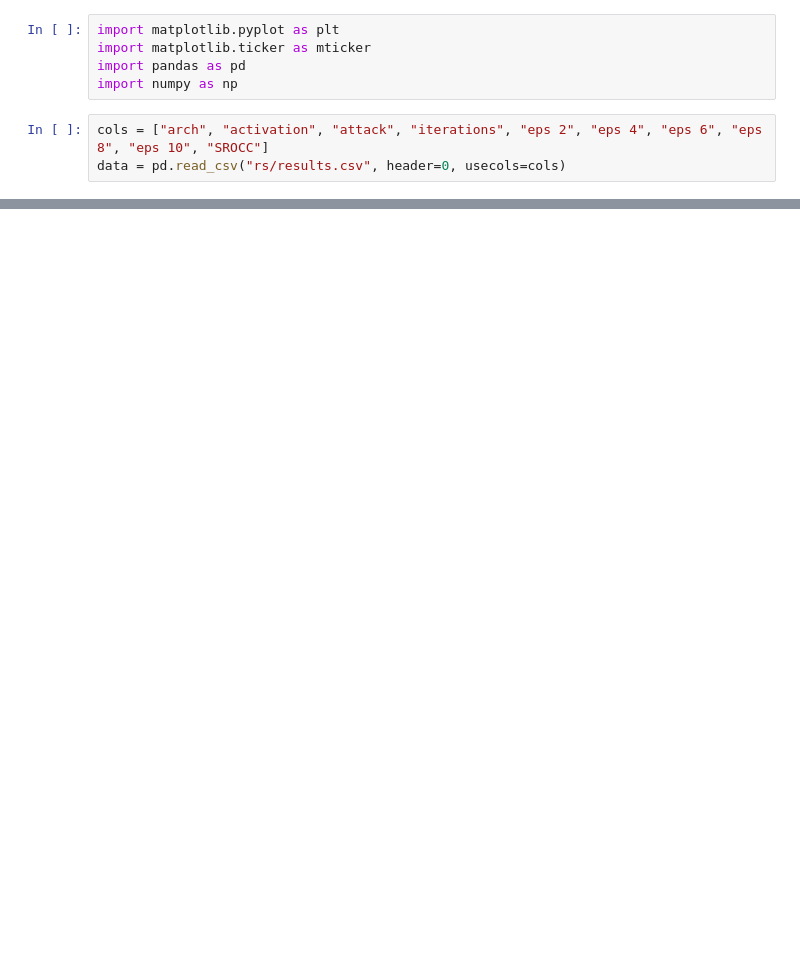
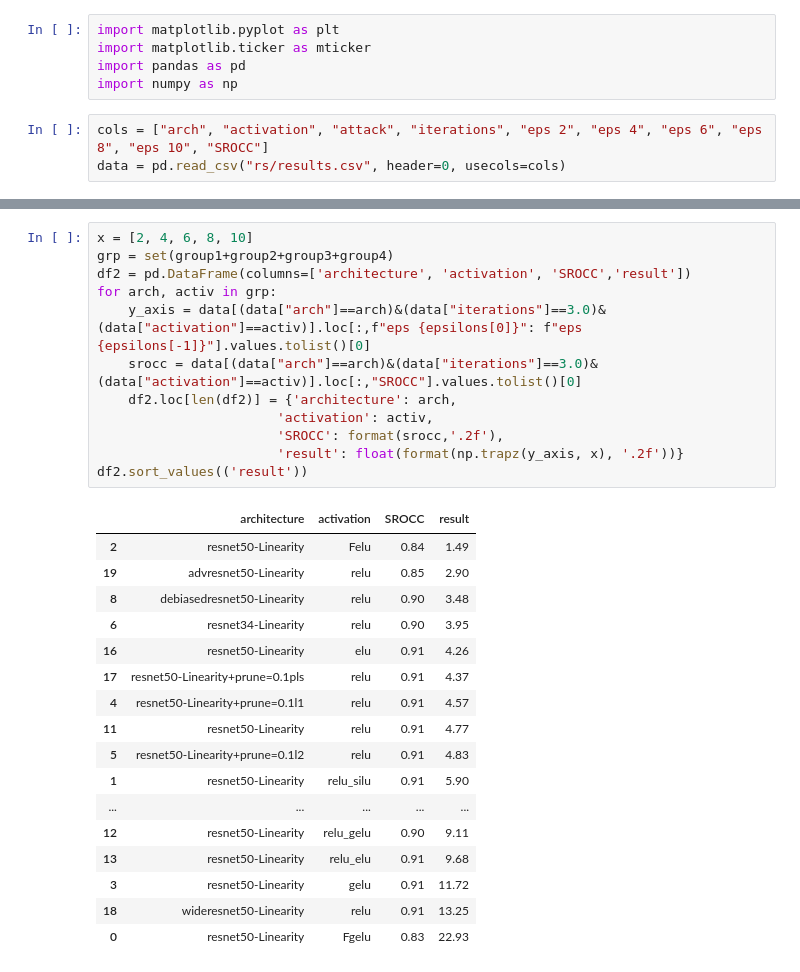
Before and after one commit to abhhfcgjk/VG_Architectural_Adversarial_Robustness, a Jupyter notebook: graphs.ipynb, the cells around one changed output, grey strips where cells are left out. Cells and saved outputs as stored; diff of their text form; blank space fills up the shorter version.

```diff
--- a/graphs.ipynb
+++ b/graphs.ipynb
@@ -88,0 +120,30 @@ df.sort_values('result').style.hide()
+# %%
+x = [2, 4, 6, 8, 10]
+grp = set(group1+group2+group3+group4)
+df2 = pd.DataFrame(columns=['architecture', 'activation', 'SROCC','result'])
+for arch, activ in grp:
+    y_axis = data[(data["arch"]==arch)&(data["iterations"]==3.0)&(data["activation"]==activ)].loc[:,f"eps {epsilons[0]}": f"eps {epsilons[-1]}"].values.tolist()[0]
+    srocc = data[(data["arch"]==arch)&(data["iterations"]==3.0)&(data["activation"]==activ)].loc[:,"SROCC"].values.tolist()[0]
+    df2.loc[len(df2)] = {'architecture': arch,
+                       'activation': activ,
+                       'SROCC': format(srocc,'.2f'),
+                       'result': float(format(np.trapz(y_axis, x), '.2f'))}
+df2.sort_values(('result'))
+# %% [output]
+|  | architecture | activation | SROCC | result |
+| 2 | resnet50-Linearity | Felu | 0.84 | 1.49 |
+| 19 | advresnet50-Linearity | relu | 0.85 | 2.90 |
+| 8 | debiasedresnet50-Linearity | relu | 0.90 | 3.48 |
+| 6 | resnet34-Linearity | relu | 0.90 | 3.95 |
+| 16 | resnet50-Linearity | elu | 0.91 | 4.26 |
+| 17 | resnet50-Linearity+prune=0.1pls | relu | 0.91 | 4.37 |
+| 4 | resnet50-Linearity+prune=0.1l1 | relu | 0.91 | 4.57 |
+| 11 | resnet50-Linearity | relu | 0.91 | 4.77 |
+| 5 | resnet50-Linearity+prune=0.1l2 | relu | 0.91 | 4.83 |
+| 1 | resnet50-Linearity | relu_silu | 0.91 | 5.90 |
+| ... | ... | ... | ... | ... |
+| 12 | resnet50-Linearity | relu_gelu | 0.90 | 9.11 |
+| 13 | resnet50-Linearity | relu_elu | 0.91 | 9.68 |
+| 3 | resnet50-Linearity | gelu | 0.91 | 11.72 |
+| 18 | wideresnet50-Linearity | relu | 0.91 | 13.25 |
+| 0 | resnet50-Linearity | Fgelu | 0.83 | 22.93 |
```
Also changed, not shown: parts of 19 cells of this notebook, 1 other file.
